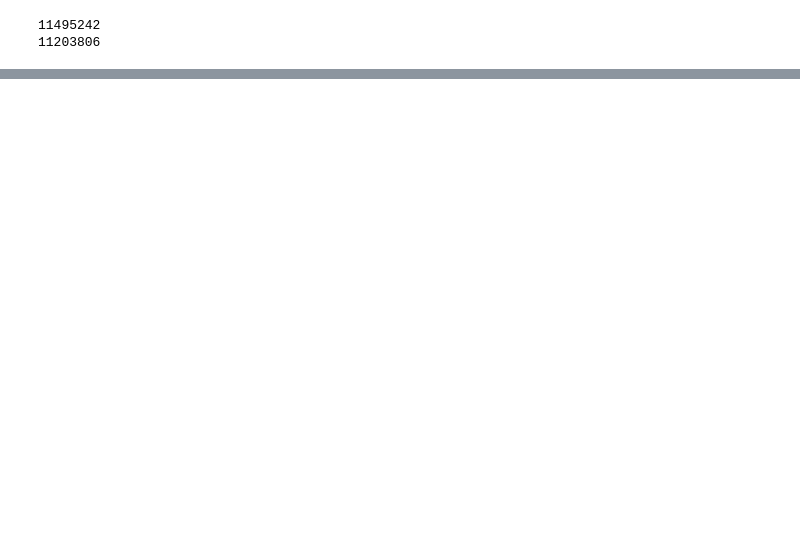
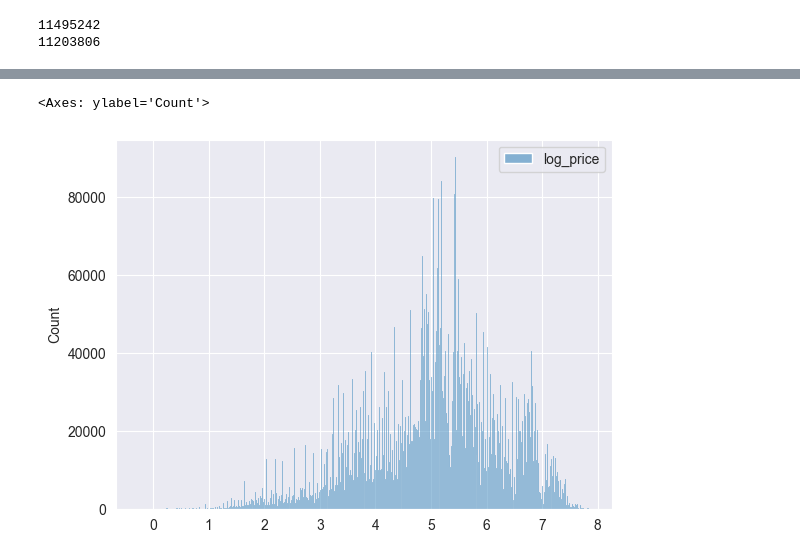
Before and after one commit to kizerek321/learning_pyspark, a Jupyter notebook: feature_engineering.ipynb, the cells around one changed output, grey strips where cells are left out. Drawn from its saved outputs; the diff is of its cells as text; code cells hidden in the pictures; blank space fills up the shorter version.

```diff
--- a/feature_engineering.ipynb
+++ b/feature_engineering.ipynb
@@ -175,0 +216,13 @@ df.dropna(how='any', tresh=50, subset=['ts_weekday_int']) #if in how 'any' than
+# %%
+#log scaling
+from pyspark.sql.functions import log
+
+df_casted = df_casted.withColumn('log_price', log(df_casted['price_int']))
+
+sa_df = df_casted.select('log_price').sample(False, 0.5, 42)
+
+pa_df = sa_df.toPandas()
+sns.histplot(pa_df)
+# %% [output]
+<Axes: ylabel='Count'>
+[figure, added]
```
Also changed, not shown: parts of 8 cells of this notebook.
